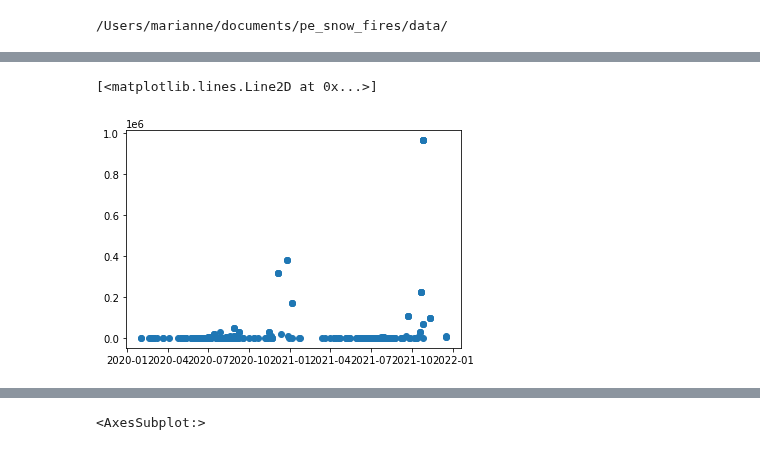
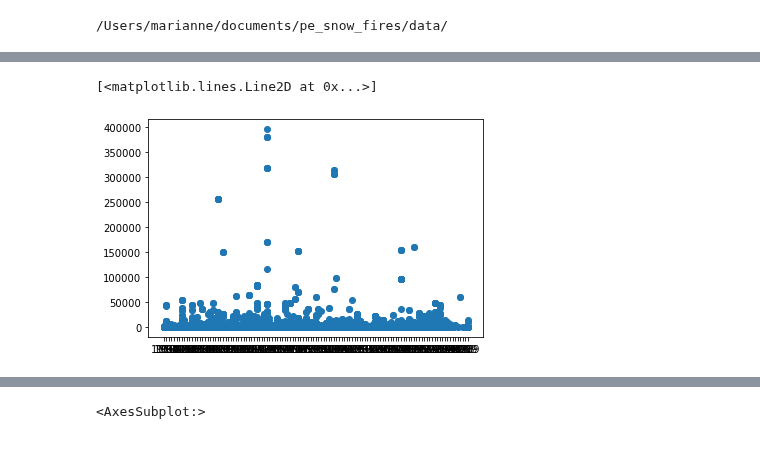
Before and after one commit to mariannecowherd/pe_snow_fires, a Jupyter notebook: scripts/buredn_area.ipynb, the cells around one changed output, grey strips where cells are left out. Saved outputs shown, nothing was run; the diff lists cells and outputs as text; code cells hidden in the pictures.

```diff
--- a/scripts/buredn_area.ipynb
+++ b/scripts/buredn_area.ipynb
@@ -25,6 +25,7 @@ print(pe_data_dir)
 /Users/marianne/documents/pe_snow_fires/data/
 # %%
 wfigs = gpd.read_file(pe_data_dir + 'WFIGS_Wildland_Fire_Perimeters_Full_History/FH_Perimeter.shp')
+all_years = gpd.read_file(pe_data_dir + 'Interagency_Fire_Perimeter_History_All_Years/InteragencyFirePerimeterHistory.shp')
 # %%
 idxs = sn_wfigs.irwin_Cont.keys()
 tmp = []
@@ -53,0 +35,2 @@ Index(['OBJECTID', 'poly_Incid', 'poly_Featu', 'poly_MapMe', 'poly_GISAc',
+# %%
+sn_allyears = gpd.sjoin(sn_watersheds,all_years)
@@ -54,3 +53,8 @@ Index(['OBJECTID', 'poly_Incid', 'poly_Featu', 'poly_MapMe', 'poly_GISAc',
+# %%
+plt.plot(sn_allyears.FIRE_YEAR,sn_allyears.GIS_ACRES,'o')
+# %% [output]
+[<matplotlib.lines.Line2D at 0x...>]
+[figure, added]
 # %%
 # sn_wfigs = gpd.sjoin(wfigs,sn_watersheds)
 tmp = []
@@ -58,8 +62,3 @@ for i in sn_wfigs.irwin_Cont.keys():
     try: tmp.append(datetime.datetime.strptime(sn_wfigs.irwin_Cont[i], '%Y-%m-%d'))
     except: tmp.append(np.nan)
 sn_wfigs['dt'] = tmp
-# %%
-plt.plot(sn_wfigs.dt,sn_wfigs.poly_Acres,'o')
-# %% [output]
-[<matplotlib.lines.Line2D at 0x...>]
-[figure, removed]
```
Also changed, not shown: parts of 12 cells of this notebook.
